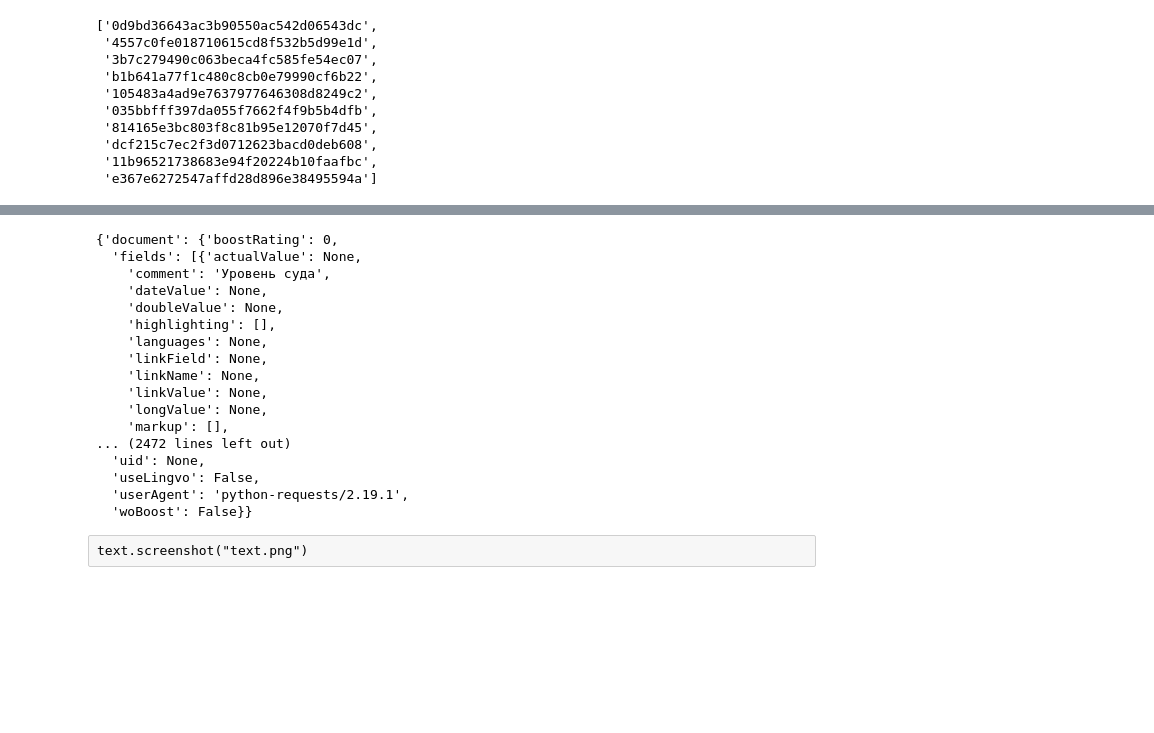
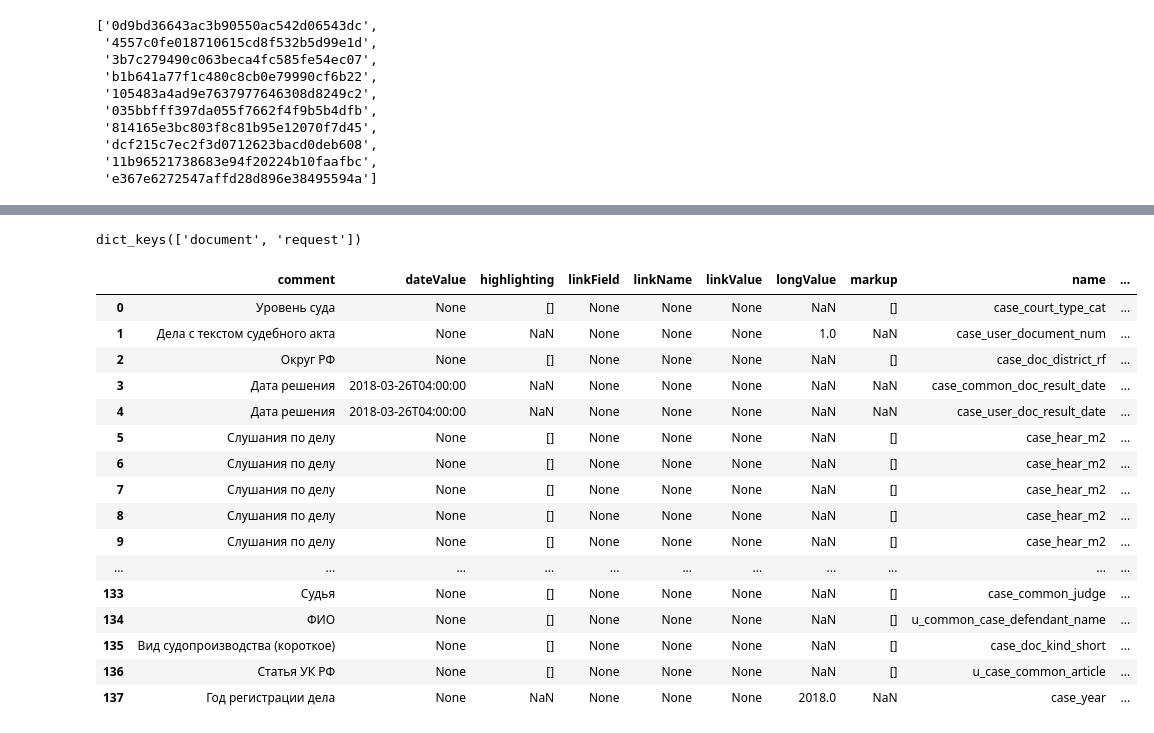
Before and after one commit to tonko22/228_parser, a Jupyter notebook: web_parser.ipynb, the cells around one changed output, grey strips where cells are left out. Drawn from its saved outputs; the diff is of its cells as text; code cells hidden in the pictures; blank space fills up the shorter version.

Commit message:
Parsing JSON values

```diff
--- a/web_parser.ipynb
+++ b/web_parser.ipynb
@@ -75,23 +27,32 @@ resp.json()
-# %%
-case = json.loads(resp.text)
-case
-# %% [output]
-{'document': {'boostRating': 0,
-  'fields': [{'actualValue': None,
-    'comment': 'Уровень суда',
-    'dateValue': None,
-    'doubleValue': None,
-    'highlighting': [],
-    'languages': None,
-    'linkField': None,
-    'linkName': None,
-    'linkValue': None,
-    'longValue': None,
-    'markup': [],
-... (2472 lines left out)
-  'uid': None,
-  'useLingvo': False,
-  'userAgent': 'python-requests/2.19.1',
-  'woBoost': False}}
-# %% [raw]
-text.screenshot("text.png")
+# %%
+case_json = p.current_page_case_json_dicts[0]
+# %%
+case_json.keys()
+# %% [output]
+dict_keys(['document', 'request'])
+# %%
+case = case_json["document"]
+case_fields = case["fields"]
+# %%
+import pandas as pd
+
+pd.set_option('display.max_rows', 500)
+pd.DataFrame(case_fields).dropna(axis='columns', how="all")
+# %% [output]
+|  | comment | dateValue | highlighting | linkField | linkName | linkValue | longValue | markup | name | ... |
+| 0 | Уровень суда | None | [] | None | None | None | NaN | [] | case_court_type_cat | ... |
+| 1 | Дела с текстом судебного акта | None | NaN | None | None | None | 1.0 | NaN | case_user_document_num | ... |
+| 2 | Округ РФ | None | [] | None | None | None | NaN | [] | case_doc_district_rf | ... |
+| 3 | Дата решения | 2018-03-26T04:00:00 | NaN | None | None | None | NaN | NaN | case_common_doc_result_date | ... |
+| 4 | Дата решения | 2018-03-26T04:00:00 | NaN | None | None | None | NaN | NaN | case_user_doc_result_date | ... |
+| 5 | Слушания по делу | None | [] | None | None | None | NaN | [] | case_hear_m2 | ... |
+| 6 | Слушания по делу | None | [] | None | None | None | NaN | [] | case_hear_m2 | ... |
+| 7 | Слушания по делу | None | [] | None | None | None | NaN | [] | case_hear_m2 | ... |
+| 8 | Слушания по делу | None | [] | None | None | None | NaN | [] | case_hear_m2 | ... |
+| 9 | Слушания по делу | None | [] | None | None | None | NaN | [] | case_hear_m2 | ... |
+| ... | ... | ... | ... | ... | ... | ... | ... | ... | ... | ... |
+| 133 | Судья | None | [] | None | None | None | NaN | [] | case_common_judge | ... |
+| 134 | ФИО | None | [] | None | None | None | NaN | [] | u_common_case_defendant_name | ... |
+| 135 | Вид судопроизводства (короткое) | None | [] | None | None | None | NaN | [] | case_doc_kind_short | ... |
+| 136 | Статья УК РФ | None | [] | None | None | None | NaN | [] | u_case_common_article | ... |
+| 137 | Год регистрации дела | None | NaN | None | None | None | 2018.0 | NaN | case_year | ... |
```
Also changed, not shown: parts of 3 cells of this notebook, 1 other file.
